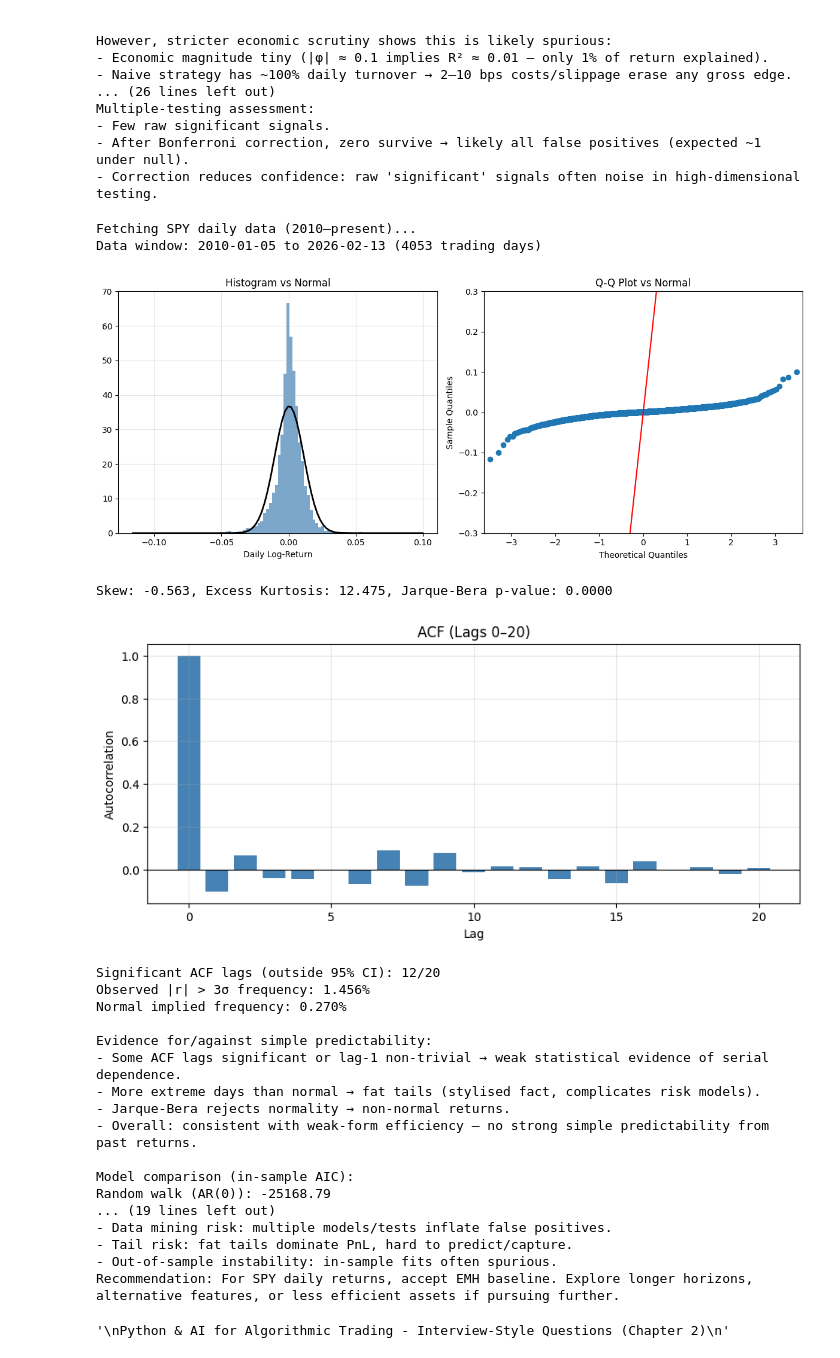
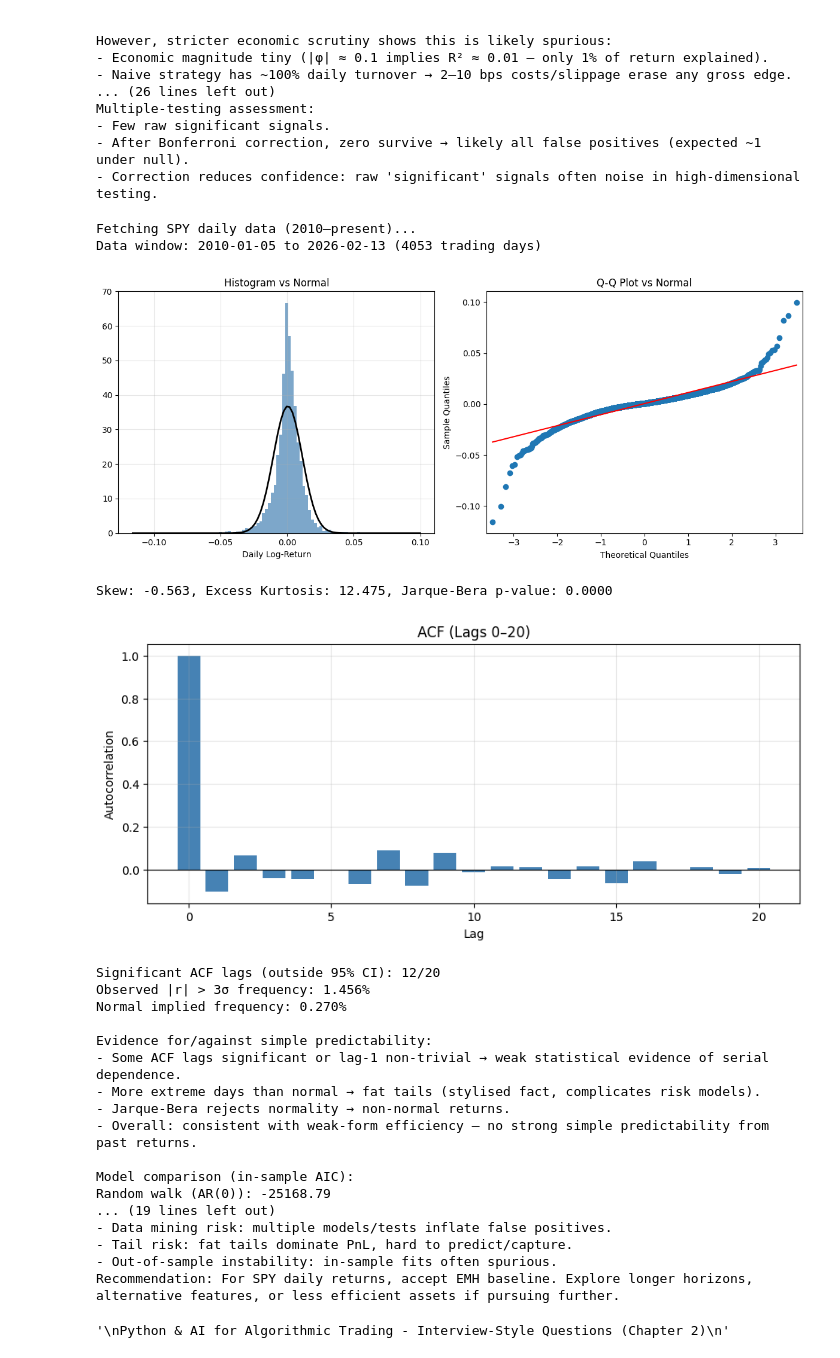
Before and after one commit to meacreatio/tpq, a Jupyter notebook: week5/paat_2.ipynb, the cells around one changed output. Saved outputs shown, nothing was run; the diff lists cells and outputs as text; code cells hidden in the pictures.

```diff
--- a/week5/paat_2.ipynb
+++ b/week5/paat_2.ipynb
@@ -609,9 +608,8 @@ ax1.set_xlabel("Daily Log-Return")
 ax1.grid(True, alpha=0.3)
 
 # Q-Q plot (fixed: pass ax)
-sm.qqplot(returns, line='45', ax=ax2)
+sm.qqplot(returns, line='s', ax=ax2)
 ax2.set_title("Q-Q Plot vs Normal")
-ax2.set_ylim(-0.3, 0.3)
 
 plt.tight_layout()
 plt.show()
@@ -712,34 +710,34 @@ else:
 # Conclude with a short decision memo that states whether there is enough evidence
 # to justify deeper strategy research, and identify the biggest sources of uncertainty.
 # =============================================================================
 
 print("\n=== Decision Memo ===")
 print("Asset: SPY daily returns (2010–present)")
 
 # Dynamic conclusion
 if significant_lags > 5 or abs(acf[1]) > 0.1 or (aic_better and oos_better):
     print("Conclusion: YES — preliminary evidence warrants deeper short-term predictability research.")
     print("- Notable serial dependence in ACF and/or meaningful AR(1) improvement both in-sample and OOS.")
     print("- Potential for simple linear strategies (with caution).")
 else:
     print("Conclusion: NO — insufficient evidence to justify deeper short-term predictability research.")
     print("- Baseline diagnostics show near-zero short-lag autocorrelation, fat tails, non-normality — classic efficient market with no simple serial dependence.")
     print("- AR(1) vs random walk: marginal/no in-sample improvement, no OOS forecasting gain.")
     print("- Any apparent patterns fail economic tests (costs, robustness).")
 
 print("\nBiggest sources of uncertainty:")
 if significant_lags > 3 or abs(acf[1]) > 0.05:
     print("- Regime dependence: patterns may appear in sub-periods but decay OOS.")
     print("- Transaction costs/slippage: high-turnover strategies needed for small effects would be unprofitable.")
     print("- Data mining risk: multiple models/tests inflate false positives.")
     print("- Tail risk: fat tails dominate PnL, hard to predict/capture.")
 if not oos_better:
     print("- Out-of-sample instability: in-sample fits often spurious.")
     print("Recommendation: For SPY daily returns, accept EMH baseline. Explore longer horizons, alternative features, or less efficient assets if pursuing further.")
 # %% [output]
 Fetching SPY daily data (2010–present)...
 Data window: 2010-01-05 to 2026-02-13 (4053 trading days)
-[figure, old version]
+[figure, new version]
 Skew: -0.563, Excess Kurtosis: 12.475, Jarque-Bera p-value: 0.0000
 [figure]
 Significant ACF lags (outside 95% CI): 12/20
```
Also changed, not shown: parts of 1 cell of this notebook, 1 other file.
